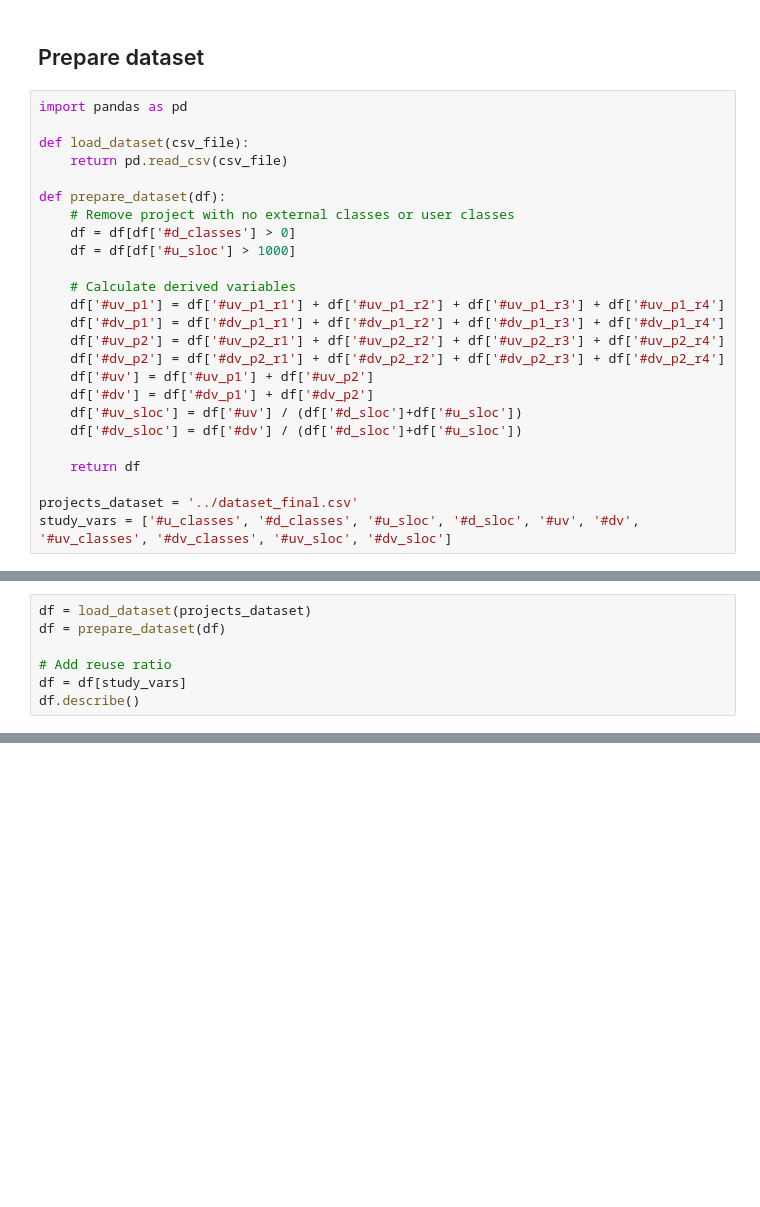
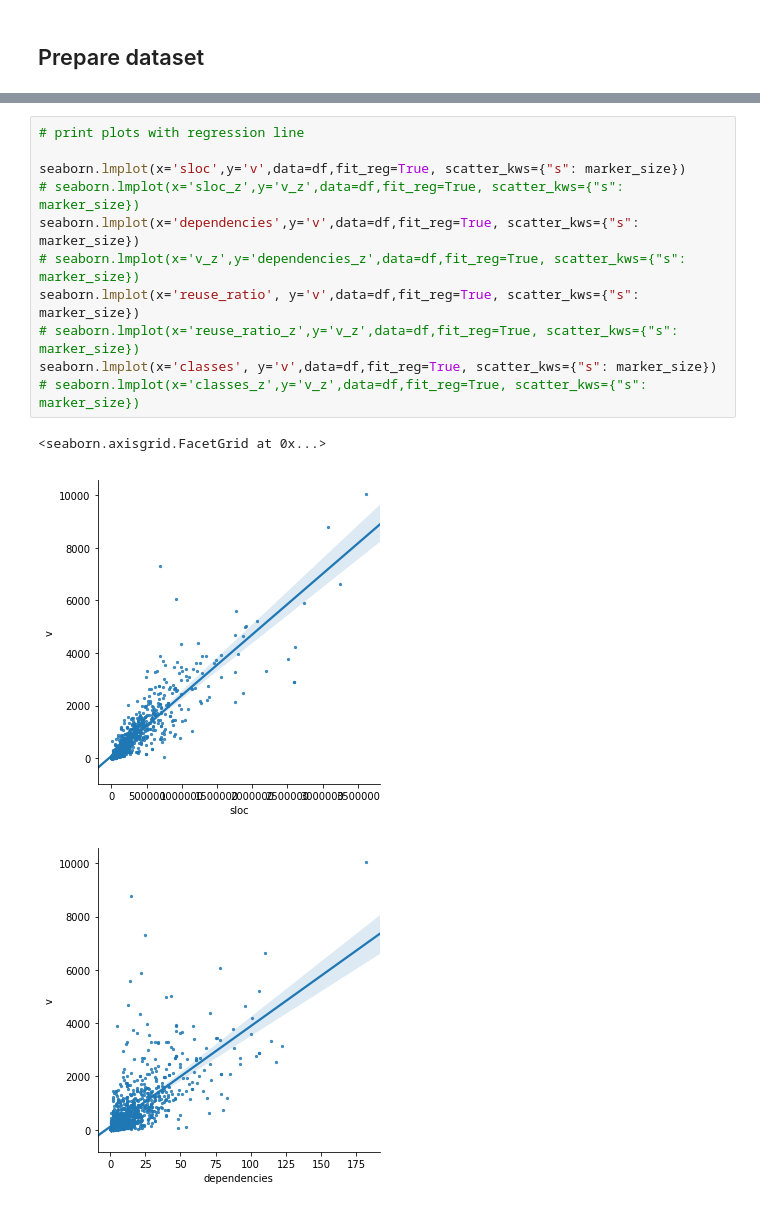
Before and after one commit to AntonisGkortzis/Vulnerabilities-in-Reused-Software, a Jupyter notebook: tooling/DataVisualization.ipynb, the cells around one changed output, grey strips where cells are left out. Cells and saved outputs as stored; diff of their text form; blank space fills up the shorter version.

```diff
--- a/tooling/DataVisualization.ipynb
+++ b/tooling/DataVisualization.ipynb
@@ -13,28 +37,3 @@ This notebook performs the following analyses reported in the study:
 # %% [markdown]
 <a id="prepare"></a>
 ## Prepare dataset
-# %%
-import pandas as pd
-
-def load_dataset(csv_file):
-    return pd.read_csv(csv_file)
-
-def prepare_dataset(df):
-    # Remove project with no external classes or user classes
-    df = df[df['#d_classes'] > 0]
-    df = df[df['#u_sloc'] > 1000]
-
-    # Calculate derived variables
-    df['#uv_p1'] = df['#uv_p1_r1'] + df['#uv_p1_r2'] + df['#uv_p1_r3'] + df['#uv_p1_r4']
-    df['#dv_p1'] = df['#dv_p1_r1'] + df['#dv_p1_r2'] + df['#dv_p1_r3'] + df['#dv_p1_r4']
-    df['#uv_p2'] = df['#uv_p2_r1'] + df['#uv_p2_r2'] + df['#uv_p2_r3'] + df['#uv_p2_r4']
-    df['#dv_p2'] = df['#dv_p2_r1'] + df['#dv_p2_r2'] + df['#dv_p2_r3'] + df['#dv_p2_r4']
-    df['#uv'] = df['#uv_p1'] + df['#uv_p2']
-    df['#dv'] = df['#dv_p1'] + df['#dv_p2']
-    df['#uv_sloc'] = df['#uv'] / (df['#d_sloc']+df['#u_sloc'])
-    df['#dv_sloc'] = df['#dv'] / (df['#d_sloc']+df['#u_sloc'])
-
-    return df
-
-projects_dataset = '../dataset_final.csv'
-study_vars = ['#u_classes', '#d_classes', '#u_sloc', '#d_sloc', '#uv', '#dv', '#uv_classes', '#dv_classes', '#uv_sloc', '#dv_sloc']
@@ -44,7 +39,0 @@ study_vars = ['#u_classes', '#d_classes', '#u_sloc', '#d_sloc', '#uv', '#dv', '#
-# %%
-df = load_dataset(projects_dataset)
-df = prepare_dataset(df)
-
-# Add reuse ratio
-df = df[study_vars]
-df.describe()
@@ -253,0 +327,15 @@ reused vulns :: 51744
+# %%
+# print plots with regression line
+
+seaborn.lmplot(x='sloc',y='v',data=df,fit_reg=True, scatter_kws={"s": marker_size})
+# seaborn.lmplot(x='sloc_z',y='v_z',data=df,fit_reg=True, scatter_kws={"s": marker_size})
+seaborn.lmplot(x='dependencies',y='v',data=df,fit_reg=True, scatter_kws={"s": marker_size})
+# seaborn.lmplot(x='v_z',y='dependencies_z',data=df,fit_reg=True, scatter_kws={"s": marker_size})
+seaborn.lmplot(x='reuse_ratio', y='v',data=df,fit_reg=True, scatter_kws={"s": marker_size})
+# seaborn.lmplot(x='reuse_ratio_z',y='v_z',data=df,fit_reg=True, scatter_kws={"s": marker_size})
+seaborn.lmplot(x='classes', y='v',data=df,fit_reg=True, scatter_kws={"s": marker_size})
+# seaborn.lmplot(x='classes_z',y='v_z',data=df,fit_reg=True, scatter_kws={"s": marker_size})
+# %% [output]
+<seaborn.axisgrid.FacetGrid at 0x...>
+[figure, added]
+[figure, added]
```
Also changed, not shown: parts of 74 cells of this notebook, 14 other files.
